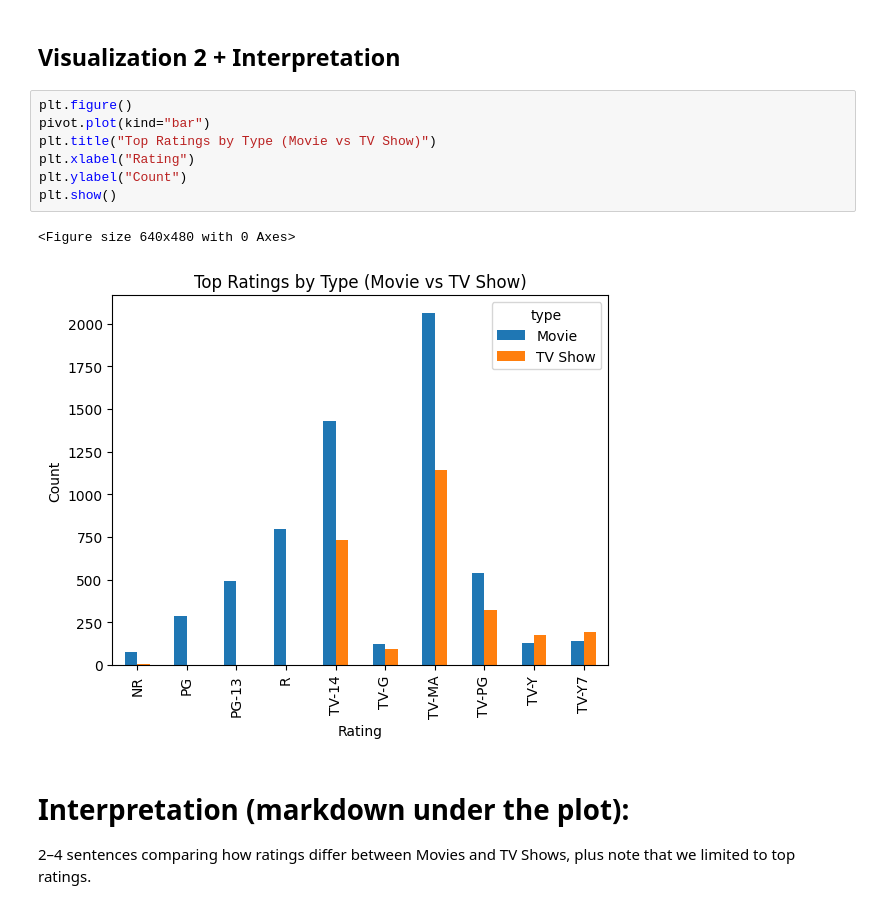
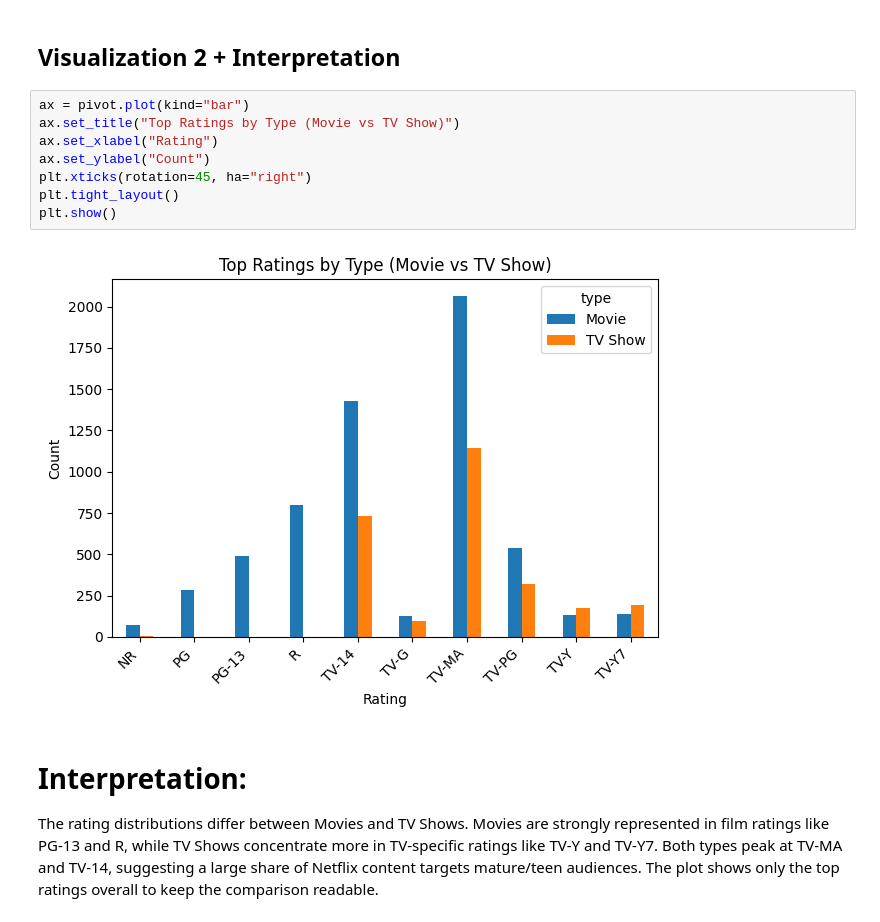
Before and after one commit to bellahavel/cs4379g-assignment1, a Jupyter notebook: notebooks/analysis.ipynb, the cells around one changed output. Drawn from its saved outputs; the diff is of its cells as text.

Commit message:
analysis: finalize analyses 1 and 2 with interpretations and conclusions

```diff
--- a/notebooks/analysis.ipynb
+++ b/notebooks/analysis.ipynb
@@ -161,18 +183,18 @@ pivot
 # %% [markdown]
 ## Visualization 2 + Interpretation
 # %%
-plt.figure()
-pivot.plot(kind="bar")
-plt.title("Top Ratings by Type (Movie vs TV Show)")
-plt.xlabel("Rating")
-plt.ylabel("Count")
+ax = pivot.plot(kind="bar")
+ax.set_title("Top Ratings by Type (Movie vs TV Show)")
+ax.set_xlabel("Rating")
+ax.set_ylabel("Count")
+plt.xticks(rotation=45, ha="right")
+plt.tight_layout()
 plt.show()
 # %% [output]
-<Figure size 640x480 with 0 Axes>
-[figure, old version]
+[figure, new version]
 # %% [markdown]
-# Interpretation (markdown under the plot):
+# Interpretation:
 
-2–4 sentences comparing how ratings differ between Movies and TV Shows, plus note that we limited to top ratings.
+The rating distributions differ between Movies and TV Shows. Movies are strongly represented in film ratings like PG-13 and R, while TV Shows concentrate more in TV-specific ratings like TV-Y and TV-Y7. Both types peak at TV-MA and TV-14, suggesting a large share of Netflix content targets mature/teen audiences. The plot shows only the top ratings overall to keep the comparison readable.
 # %% [markdown]
 ## Conclusion
```
Also changed, not shown: parts of 7 cells of this notebook.
